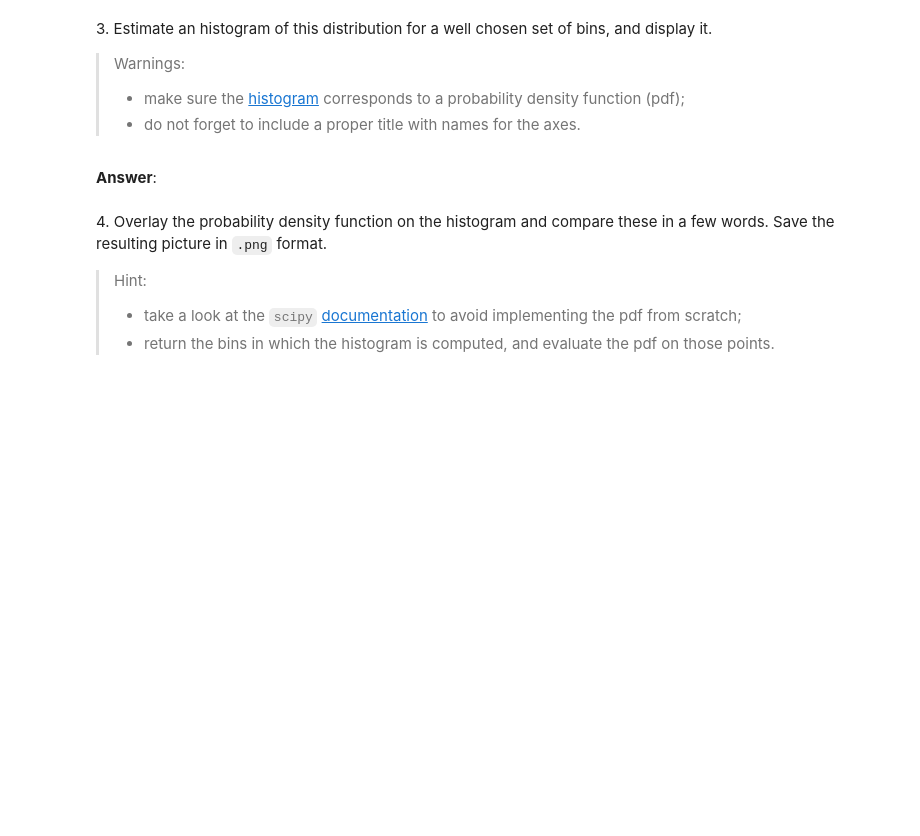
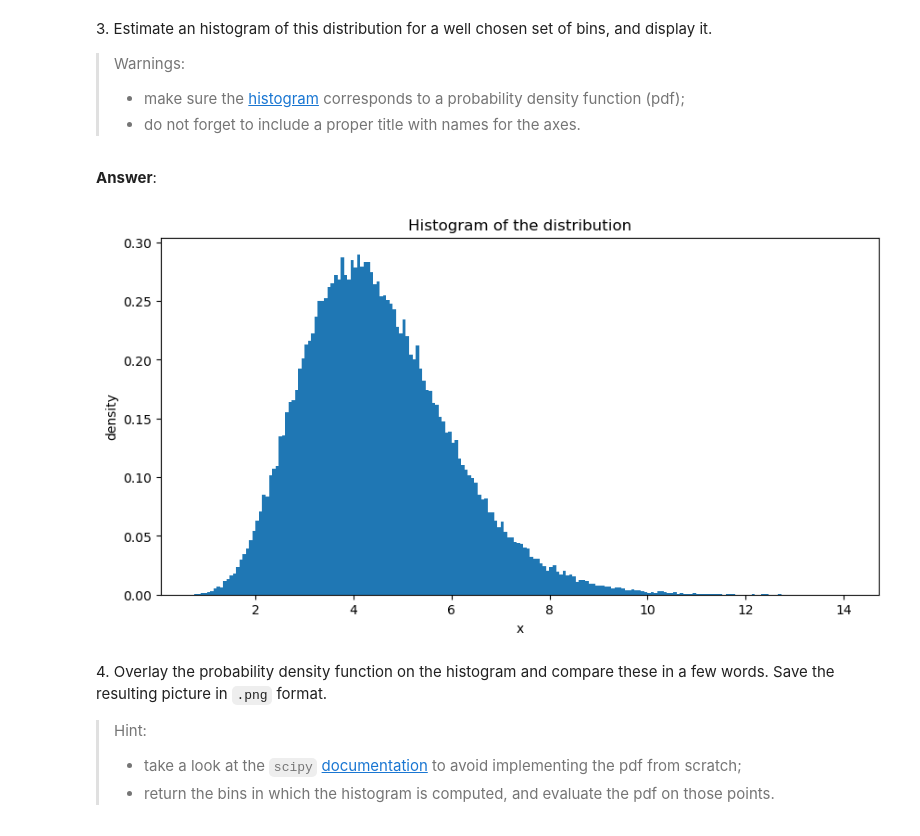
Before and after one commit to hichamomh/Python-labs, a Jupyter notebook: Labs/Lab2/lab2.ipynb, the cells around one changed output. Saved outputs shown, nothing was run; the diff lists cells and outputs as text; code cells hidden in the pictures; blank space fills up the shorter version.

```diff
--- a/Labs/Lab2/lab2.ipynb
+++ b/Labs/Lab2/lab2.ipynb
@@ -71,3 +79,15 @@ and displaying their histogram. In the following, we consider $(\alpha, \beta) =
+# %%
+import numpy as np
+import matplotlib.pyplot as plt
+samples = np.load('samples.npy')
+plt.figure(figsize=(10,5))
+plt.hist(samples, bins=200, density=True)
+plt.title('Histogram of the distribution')
+plt.xlabel('x')
+plt.ylabel('density')
+plt.show()
+# %% [output]
+[figure, added]
 # %% [markdown]
 4\. Overlay the probability density function on the histogram and compare these in a few words. Save the resulting picture in `.png` format.
 > Hint:
```
Also changed, not shown: parts of 12 cells of this notebook, 2 other files.
